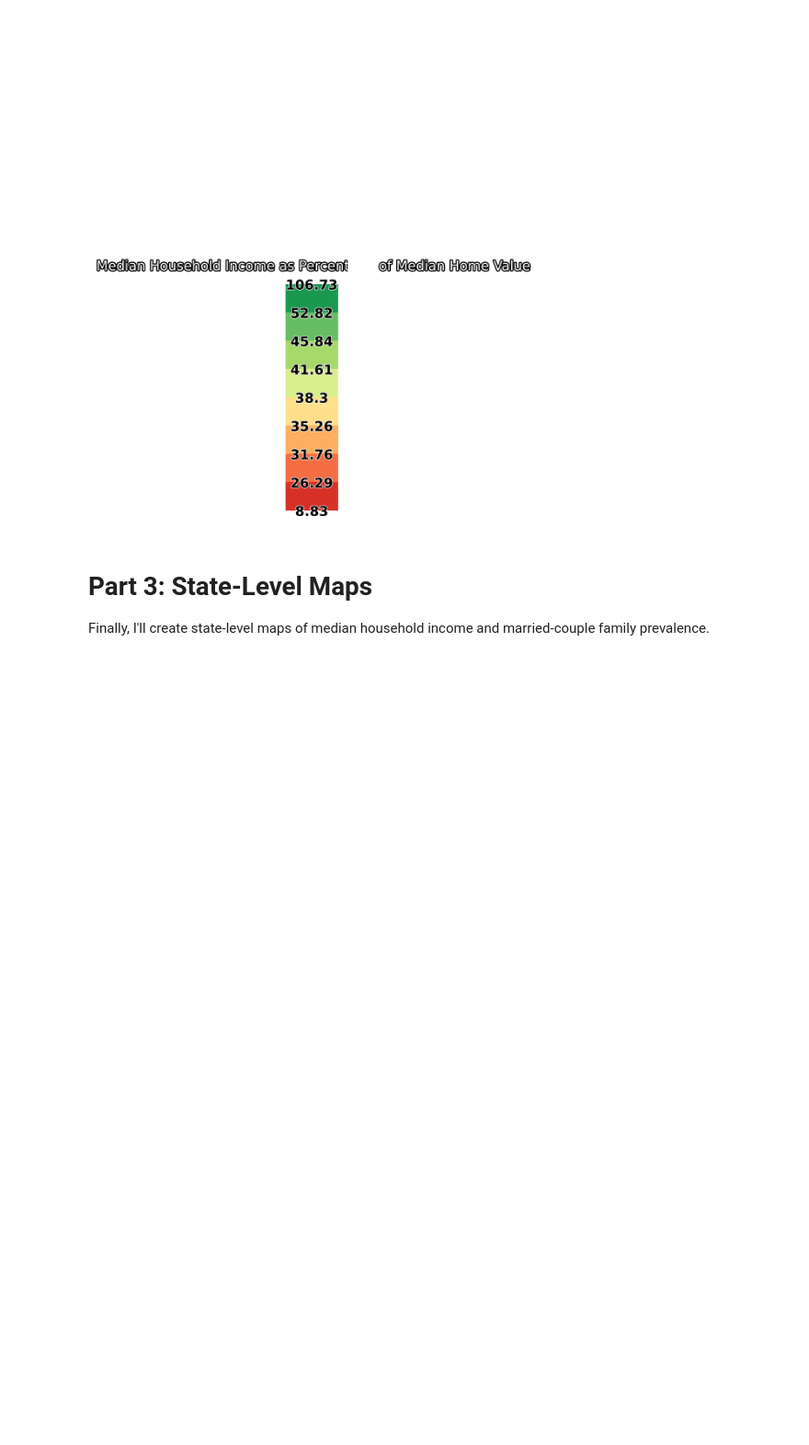
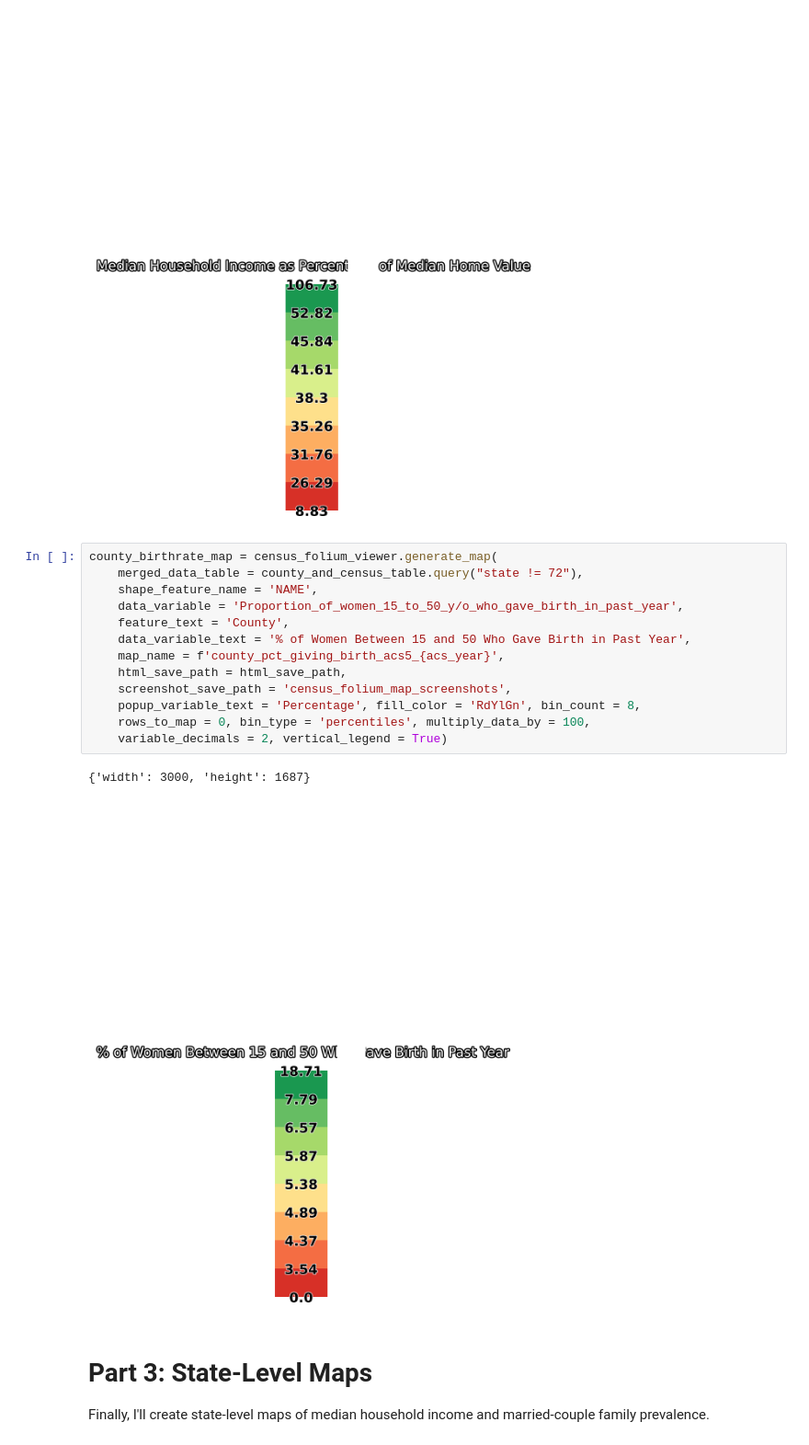
Before and after one commit to kburchfiel/census_folium_tutorial, a Jupyter notebook: census_folium_tutorial_v7.ipynb, the cells around one changed output. Shown at 92% size. Drawn from its saved outputs; the diff is of its cells as text; blank space fills up the shorter version.

```diff
--- a/census_folium_tutorial_v7.ipynb
+++ b/census_folium_tutorial_v7.ipynb
@@ -368,6 +396,22 @@ county_median_income_vs_home_val_map = census_folium_viewer.generate_map(
 # %% [output]
 {'width': 3000, 'height': 1687}
 [figure]
+# %%
+county_birthrate_map = census_folium_viewer.generate_map(
+    merged_data_table = county_and_census_table.query("state != 72"),
+    shape_feature_name = 'NAME',
+    data_variable = 'Proportion_of_women_15_to_50_y/o_who_gave_birth_in_past_year',
+    feature_text = 'County',
+    data_variable_text = '% of Women Between 15 and 50 Who Gave Birth in Past Year',
+    map_name = f'county_pct_giving_birth_acs5_{acs_year}',
+    html_save_path = html_save_path,
+    screenshot_save_path = 'census_folium_map_screenshots',
+    popup_variable_text = 'Percentage', fill_color = 'RdYlGn', bin_count = 8,
+    rows_to_map = 0, bin_type = 'percentiles', multiply_data_by = 100,
+    variable_decimals = 2, vertical_legend = True)
+# %% [output]
+{'width': 3000, 'height': 1687}
+[figure, added]
 # %% [markdown]
 # Part 3: State-Level Maps
 
```
Also changed, not shown: parts of 7 cells of this notebook, 58 other files.
